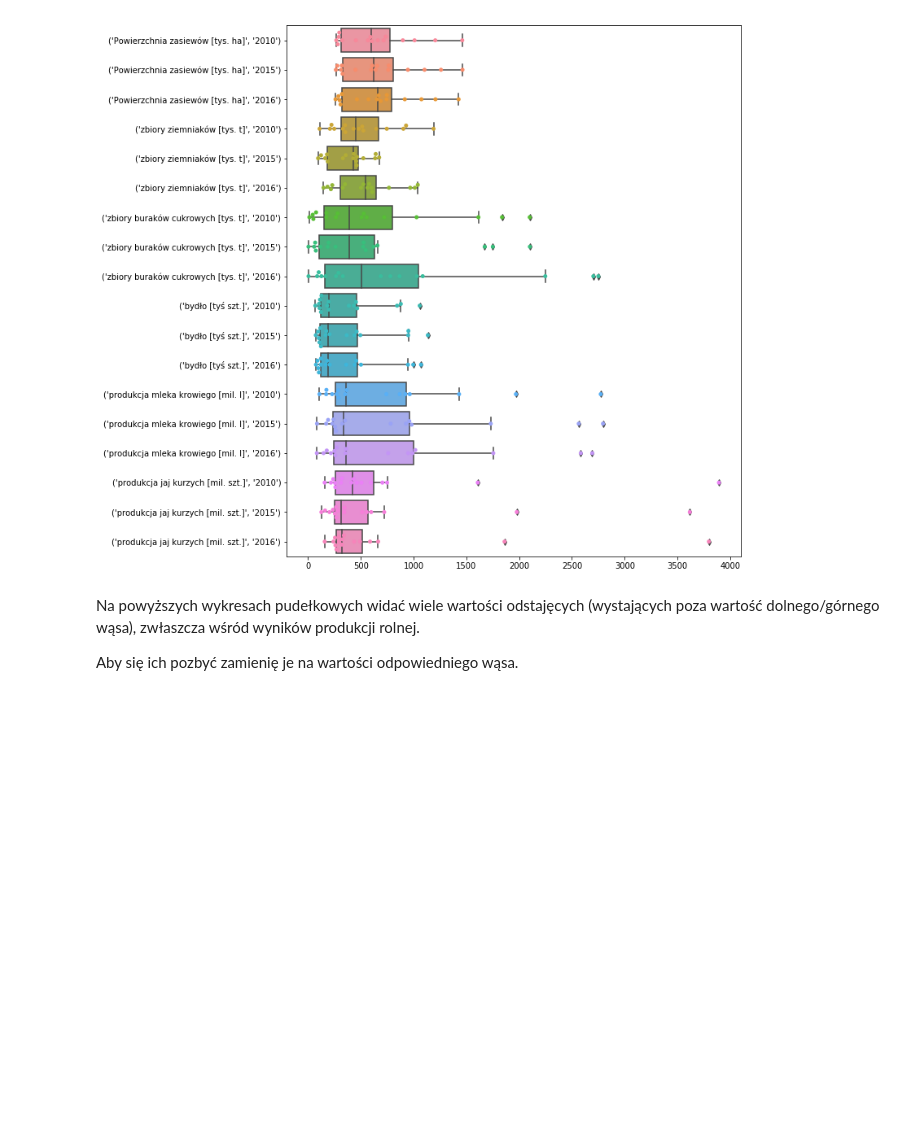
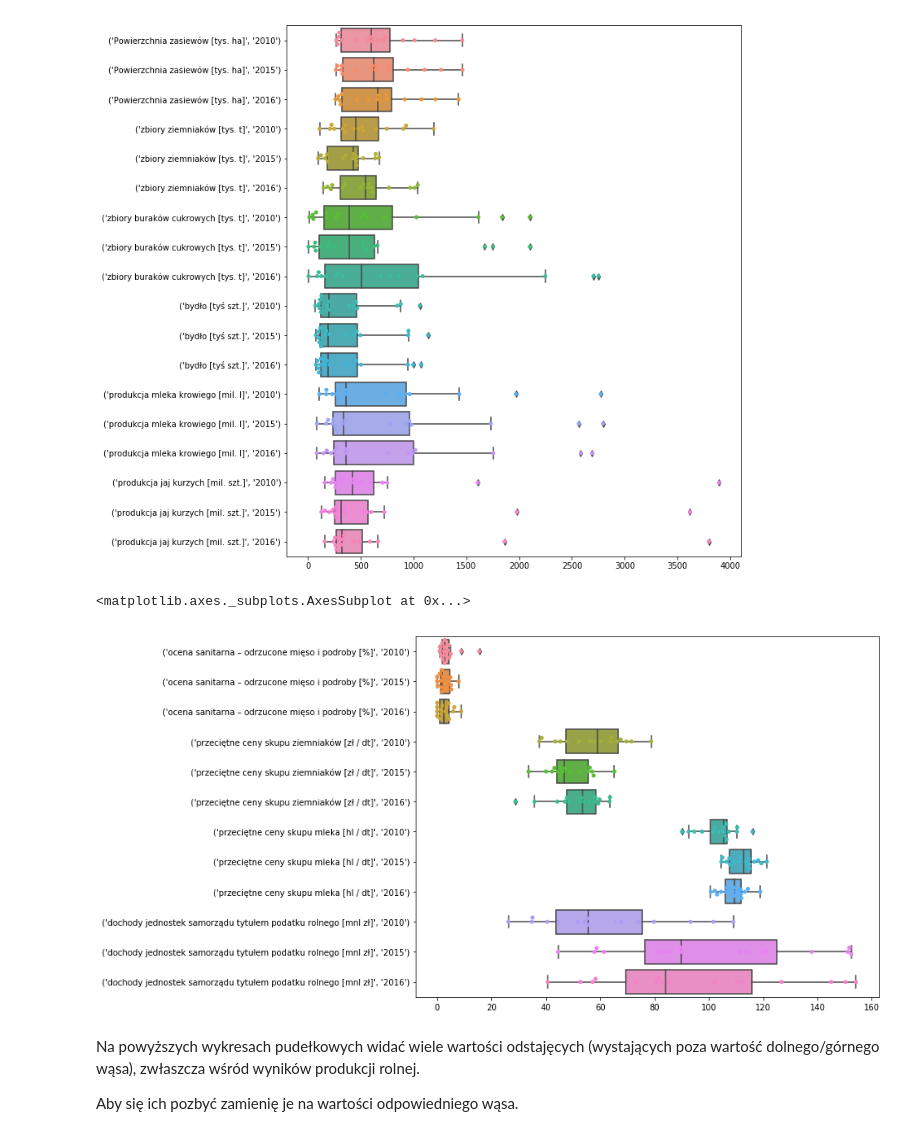
Before and after one commit to pracowniaPK/DataProject, a Jupyter notebook: project.ipynb, the cells around one changed output. Cells and saved outputs as stored; diff of their text form; code cells hidden in the pictures; blank space fills up the shorter version.

```diff
--- a/project.ipynb
+++ b/project.ipynb
@@ -164,6 +141,15 @@ sns.boxplot(data=plot_data, orient="h")
 # %% [output]
 <matplotlib.axes._subplots.AxesSubplot at 0x...>
 [figure]
+# %%
+plt.figure(figsize=(10,8))
+plot_data = data.iloc[:, 18:]
+
+sns.swarmplot(data=plot_data, orient="h")
+sns.boxplot(data=plot_data, orient="h")
+# %% [output]
+<matplotlib.axes._subplots.AxesSubplot at 0x...>
+[figure, added]
 # %% [markdown]
 Na powyższych wykresach pudełkowych widać wiele wartości odstajęcych (wystających poza wartość dolnego/górnego wąsa), zwłaszcza wśród wyników produkcji rolnej.
 
```
Also changed, not shown: parts of 15 cells of this notebook.
